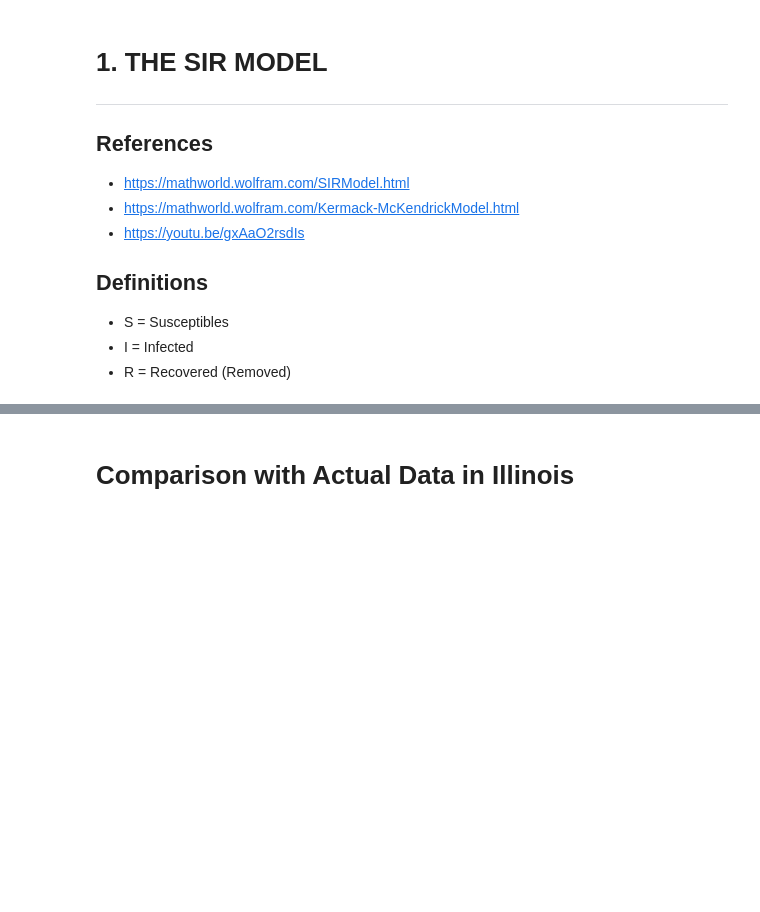
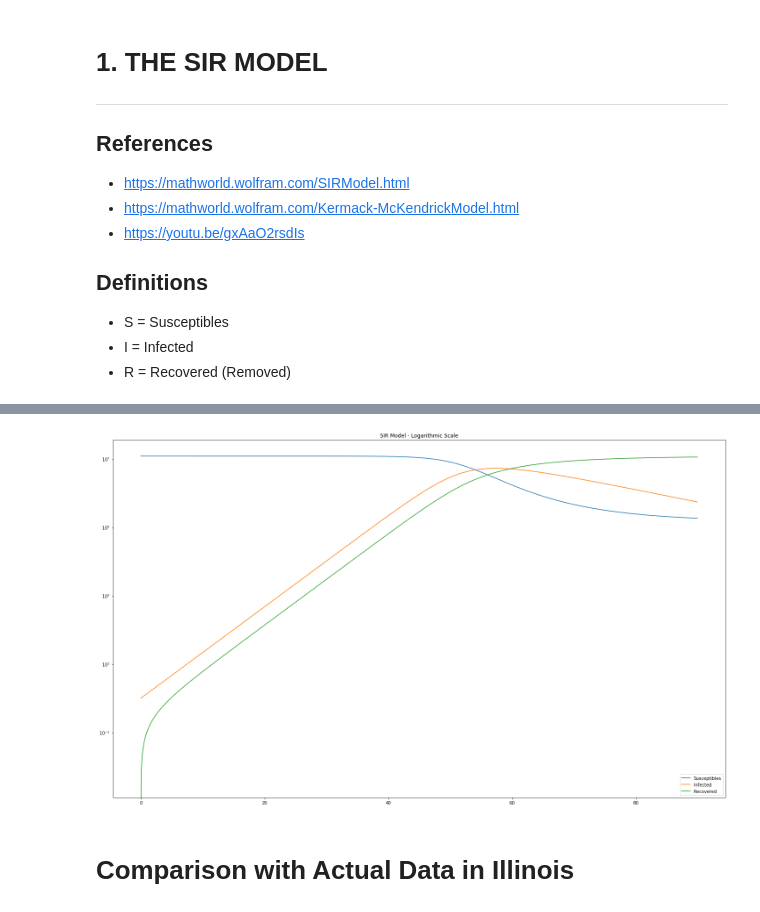
Before and after one commit to DoraSzasz/covid_19_visualization_workshop, a Jupyter notebook: 1_Epidemics_Mathematical_Models.ipynb, the cells around one changed output, grey strips where cells are left out. Saved outputs shown, nothing was run; the diff lists cells and outputs as text; code cells hidden in the pictures; blank space fills up the shorter version.

```diff
--- a/1_Epidemics_Mathematical_Models.ipynb
+++ b/1_Epidemics_Mathematical_Models.ipynb
@@ -73,3 +74,7 @@ sir.plot.line(figsize=[25,15]);
+# %%
+sir.plot.line(title='SIR Model - Logarithmic Scale', figsize=[25,15], logy=True);
+# %% [output]
+[figure, added]
 # %% [markdown]
 #  Comparison with Actual Data in Illinois
 # %%
```
Also changed, not shown: parts of 10 cells of this notebook.
